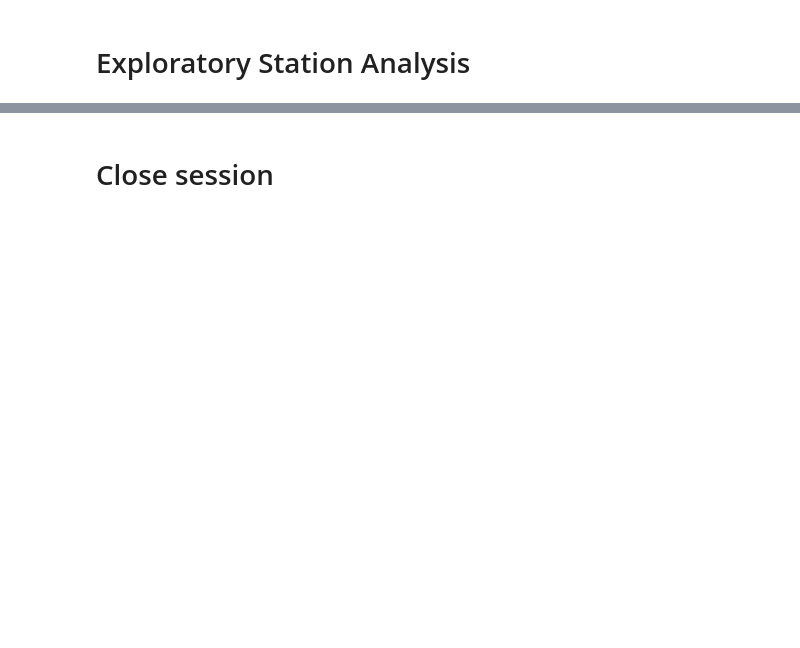
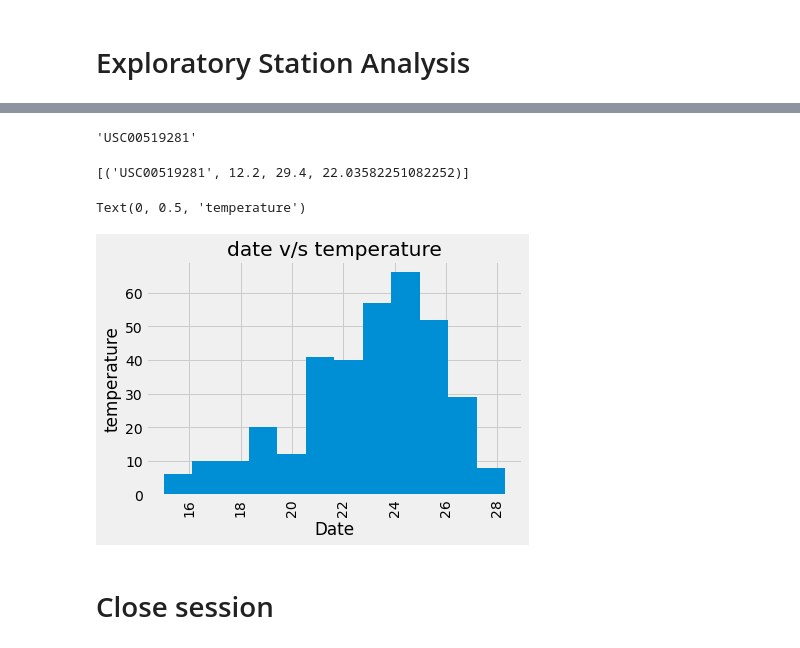
Before and after one commit to shwetajain1022/sqlalchemy-challenge, a Jupyter notebook: climate_starter.ipynb, the cells around one changed output, grey strips where cells are left out. Saved outputs shown, nothing was run; the diff lists cells and outputs as text; code cells hidden in the pictures; blank space fills up the shorter version.

```diff
--- a/climate_starter.ipynb
+++ b/climate_starter.ipynb
@@ -61,8 +188,39 @@ engine = create_engine("sqlite:///Resources/hawaii.sqlite")
+# %%
+#get the most active station
+most_active_station = session.query(Measurement.station, func.count(Measurement.station)).\
+    group_by(Measurement.station).\
+    order_by(func.count(Measurement.station).desc()).limit(1).all()[0]["station"]
+
+most_active_station
+# %% [output]
+'USC00519281'
 # %%
 # Using the most active station id from the previous query, calculate the lowest, highest, and average temperature.
+most_active_station_summary = session.query(Measurement.station, func.min(Measurement.tobs),func.max(Measurement.tobs),func.avg(Measurement.tobs)).\
+    filter(Measurement.station == most_active_station).group_by(Measurement.station).\
+    order_by(func.min(Measurement.tobs),func.max(Measurement.tobs),func.avg(Measurement.tobs)).all()
+
+most_active_station_summary
+# %% [output]
+[('USC00519281', 12.2, 29.4, 22.03582251082252)]
 # %%
 # Using the most active station id
 # Query the last 12 months of temperature observation data for this station and plot the results as a histogram
+most_active_station_temp_last_1_year = pd.DataFrame(session.query(Measurement.date, Measurement.tobs,).\
+    filter(Measurement.station == most_active_station).\
+    filter(Measurement.date>=last_year_date).\
+    order_by(Measurement.tobs).all(),columns=['date','temperature'])
+
+most_active_station_temp_last_1_year.set_index("date",inplace=True)
+
+most_active_station_temp_last_1_year.hist(column='temperature',bins=12)
+plt.xticks(rotation=90, horizontalalignment="center")
+plt.title("date v/s temperature")
+plt.xlabel("Date")
+plt.ylabel("temperature")
+# %% [output]
+Text(0, 0.5, 'temperature')
+[figure, added]
 # %% [markdown]
 # Close session
 # %%
```
Also changed, not shown: parts of 19 cells of this notebook.
